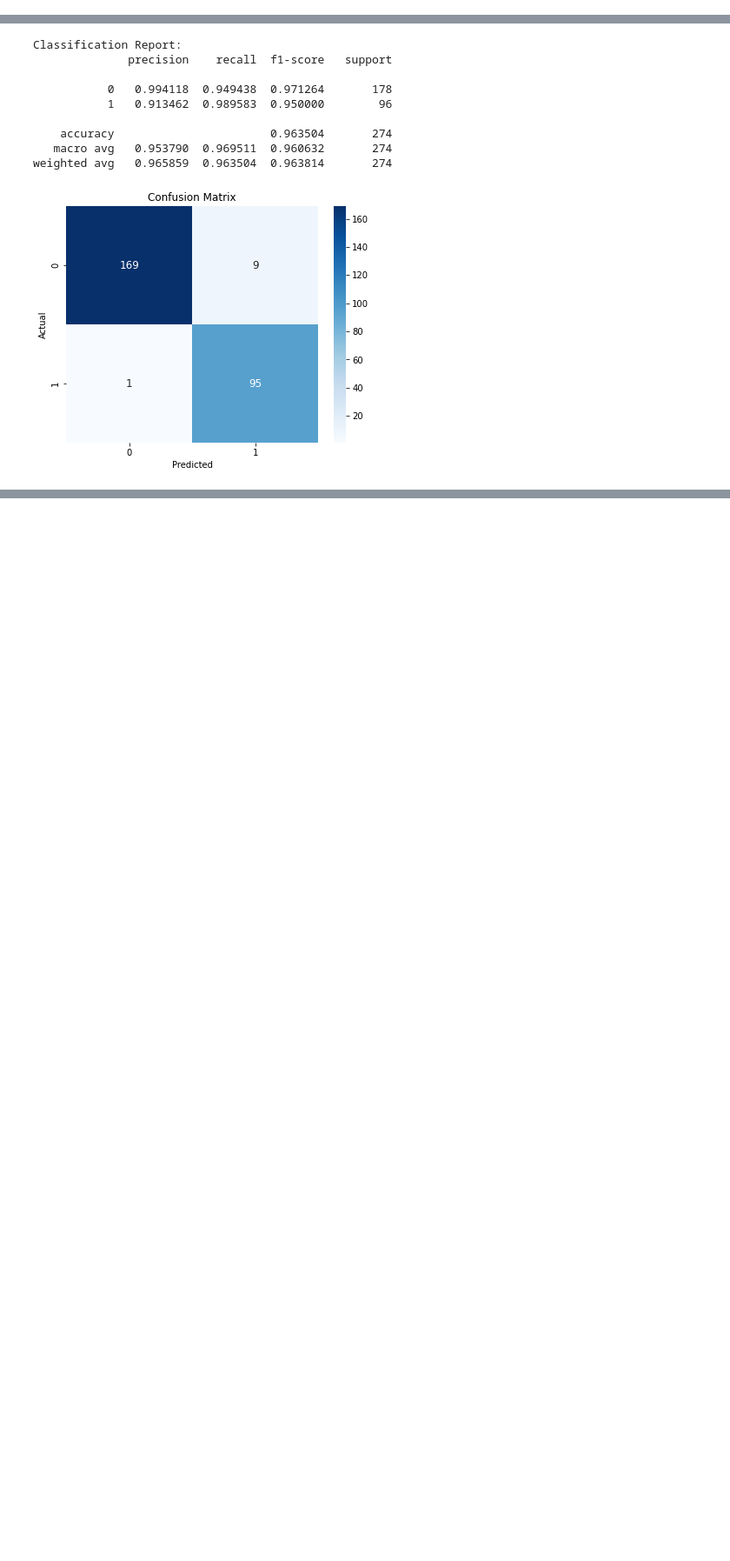
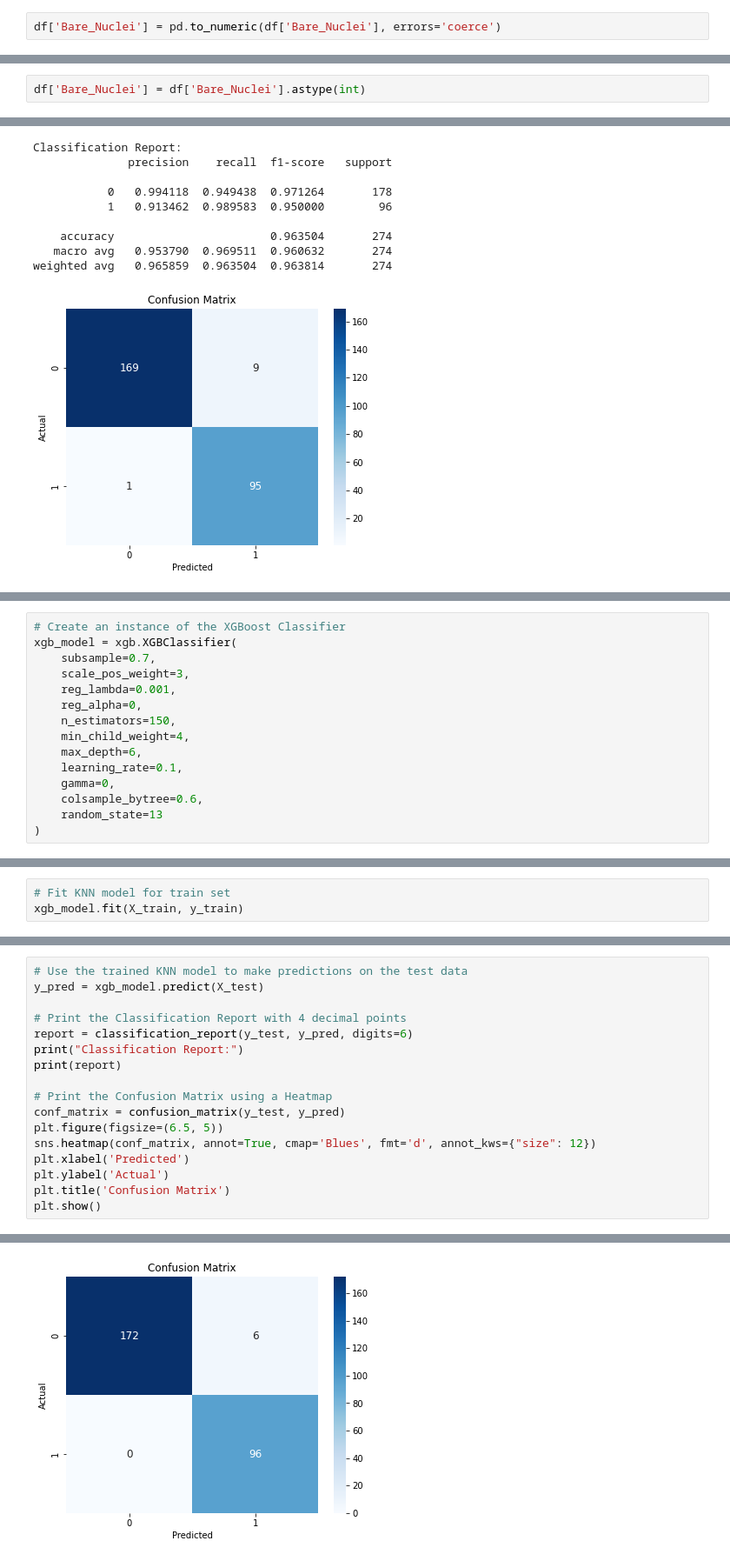
Before and after one commit to Anuvathan/Breast_Cancer_Benign_Malign_Prediction, a Jupyter notebook: main.ipynb, the cells around one changed output, grey strips where cells are left out. Shown at 87% size. Drawn from its saved outputs; the diff is of its cells as text; blank space fills up the shorter version.

Commit message:
XGBoost completed

```diff
--- a/hjvsbhf.ipynb
+++ b/main.ipynb
@@ -236,6 +253,10 @@ df.head()
+# %%
+df['Bare_Nuclei'] = pd.to_numeric(df['Bare_Nuclei'], errors='coerce')
 # %%
 # Remove the "Sample Code Number" column
 df.drop("Sample_Code_Number", axis=1,inplace=True)
+# %%
+df['Bare_Nuclei'] = df['Bare_Nuclei'].astype(int)
 # %%
 df.head()
 # %% [output]
@@ -582,0 +671,15 @@ weighted avg   0.965859  0.963504  0.963814       274
+# %%
+# Create an instance of the XGBoost Classifier
+xgb_model = xgb.XGBClassifier(
+    subsample=0.7,
+    scale_pos_weight=3,
+    reg_lambda=0.001,
+    reg_alpha=0,
+    n_estimators=150,
+    min_child_weight=4,
+    max_depth=6,
+    learning_rate=0.1,
+    gamma=0,
+    colsample_bytree=0.6,
+    random_state=13
+)
@@ -582,0 +790,3 @@ weighted avg   0.965859  0.963504  0.963814       274
+# %%
+# Fit KNN model for train set
+xgb_model.fit(X_train, y_train)
@@ -582,0 +804,18 @@ weighted avg   0.965859  0.963504  0.963814       274
+# %%
+# Use the trained KNN model to make predictions on the test data
+y_pred = xgb_model.predict(X_test)
+
+# Print the Classification Report with 4 decimal points
+report = classification_report(y_test, y_pred, digits=6)
+print("Classification Report:")
+print(report)
+
+# Print the Confusion Matrix using a Heatmap
+conf_matrix = confusion_matrix(y_test, y_pred)
+plt.figure(figsize=(6.5, 5))
+sns.heatmap(conf_matrix, annot=True, cmap='Blues', fmt='d', annot_kws={"size": 12})
+plt.xlabel('Predicted')
+plt.ylabel('Actual')
+plt.title('Confusion Matrix')
+plt.show()
+# %% [output]
@@ -582,0 +831 @@ weighted avg   0.965859  0.963504  0.963814       274
+[figure, added]
```
Also changed, not shown: parts of 24 cells of this notebook.
